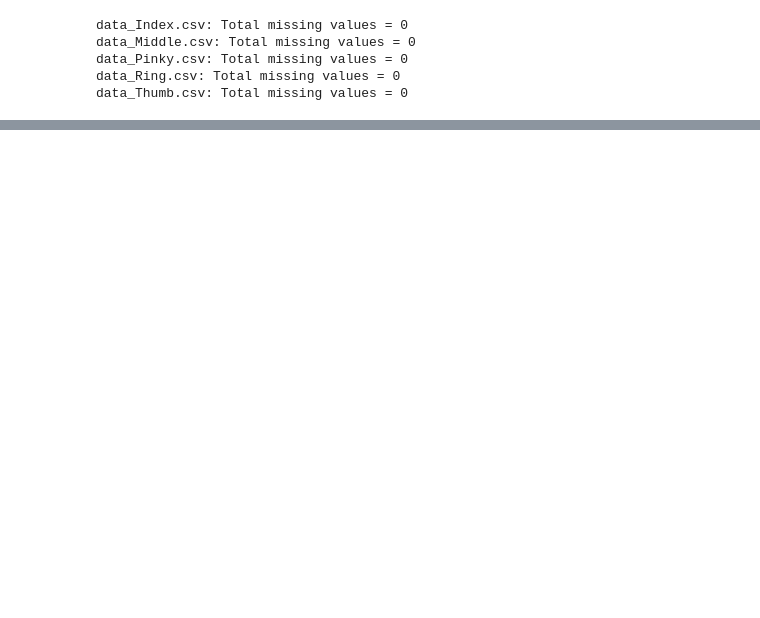
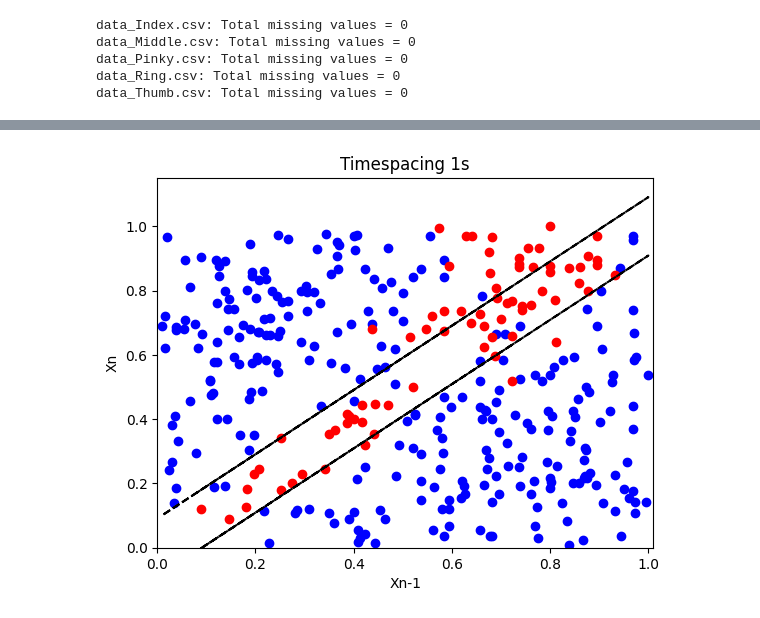
Before and after one commit to Majed-EE/KS, a Jupyter notebook: KS_model_test.ipynb, the cells around one changed output, grey strips where cells are left out. Saved outputs shown, nothing was run; the diff lists cells and outputs as text; code cells hidden in the pictures; blank space fills up the shorter version.

```diff
--- a/KS_model_test.ipynb
+++ b/KS_model_test.ipynb
@@ -184,0 +276,15 @@ data_Thumb.csv: Total missing values = 0
+# %%
+mean_c_opt= sum(deadzone_c_opt) / len(deadzone_c_opt)
+mean_c = sum(deadzone_c) / len(deadzone_c)
+
+squared_diff_sum = sum((x - mean_c) ** 2 for x in deadzone_c)
+variance_c=squared_diff_sum/(len(deadzone_c)-1)
+std_dev_c = math.sqrt(variance_c)
+
+squared_diff_sum = sum((x - mean_c_opt) ** 2 for x in deadzone_c_opt)
+variance_c_opt=squared_diff_sum/(len(deadzone_c_opt)-1)
+std_dev_c_opt = math.sqrt(variance_c_opt)
+
+# print(f"Mean C: {mean_c}, Mean C opt: {mean_c_opt}, Variance C opt: {variance_c_opt}, Variance C: {variance_c}, \nStd Dev C: {std_dev_c}, Std Dev C opt: {std_dev_c_opt}")
+print(f"Mean C: {mean_c}, Variance C: {variance_c}, \nStd Dev C: {std_dev_c}")
+print(f"cv_c := {std_dev_c/mean_c}")
@@ -184,0 +339,47 @@ data_Thumb.csv: Total missing values = 0
+# %%
+
+
+index_correct_c=[]
+index_incorrect_c=[]
+xn_diff=[]
+for x in range (len(xn)):
+    if yn[x]==-1:
+        index_incorrect_c.append(x)
+    elif yn[x]==1:
+        index_correct_c.append(x)
+
+blue_tick=[]
+red_tick=[]
+for x in range (len(xn)):
+    if x in index_incorrect_c:
+        red_tick.append(xn[x])
+        blue_tick.append(-100)
+    else:
+        blue_tick.append(xn[x])
+        red_tick.append(-100)
+
+
+slope = 1
+intercept = mean_c
+
+xn=np.array(xn)
+line_above =slope * xn + intercept
+line_below=slope*xn - intercept
+
+plt.plot(xn, line_above, color='black', linestyle='--', label='Straight Line')
+plt.plot(xn, line_below, color='black', linestyle='--', label='Straight Line')
+
+
+# print("size matric")
+# print(fealt_xn,non_fealt_xn)
+plt.scatter(blue_tick,xn_1,c="blue")
+plt.scatter(red_tick,xn_1,c="red")
+plt.xlabel('Xn-1')
+plt.ylabel('Xn')
+plt.title('Timespacing 1s')
+#plt.scatter(xn,xn_1,c="green")
+plt.xlim(0, 1.01)
+plt.ylim(0, 1.15)
+plt.show()
+# %% [output]
+[figure, added]
```
Also changed, not shown: parts of 17 cells of this notebook.
